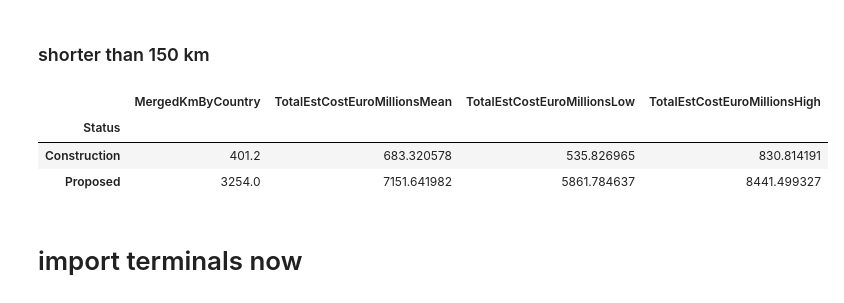
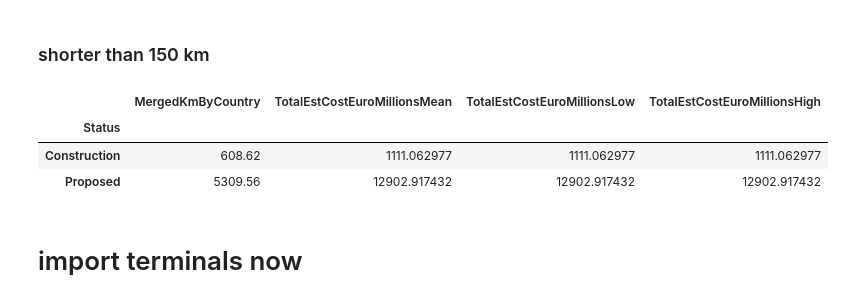
Before and after one commit to GlobalEnergyMonitor/GOIT-GGIT-research, a Jupyter notebook: europe-gas-report-2024/europe-gas-report-2024-research.ipynb, the cells around one changed output. Drawn from its saved outputs; the diff is of its cells as text; code cells hidden in the pictures.

```diff
--- a/europe-gas-report-2024/europe-gas-report-2024-research.ipynb
+++ b/europe-gas-report-2024/europe-gas-report-2024-research.ipynb
@@ -48,5 +53,5 @@ region_df_eu_uk = region_df_orig.copy()[(region_df_orig['Region']=='Europe') |
 # %%
-region_df_touse = region_df_eu.copy()
+region_df_touse = region_df_egt.copy()
 # %%
 # subset the pipelines to use
 # can't use pipes_df_touse... because some of the pipelines get eliminated if they're not in the same country...
@@ -333,0 +204,32 @@ pipes_df_eu_within = pipes_df_orig.copy()[(pipes_df_orig['Fuel']=='Gas')&
+# %%
+import_projectids = country_ratios_df_gas.loc[
+    (country_ratios_df_gas.Status.isin(['Proposed','Construction']))&
+    (country_ratios_df_gas.Country.isin(region_df_touse.Country.tolist()))&
+    ((~country_ratios_df_gas.StartCountry.isin(region_df_touse.Country.tolist()))&
+    (country_ratios_df_gas.EndCountry.isin(region_df_touse.Country.tolist())))].ProjectID.tolist()
+
+# all_other_projectids = list(set(country_ratios_df_gas.loc[
+#     country_ratios_df_gas.Status.isin(['Proposed','Construction'])].ProjectID) - set(import_projectids))
+
+all_other_projectids = country_ratios_df_gas.loc[
+    (country_ratios_df_gas.Status.isin(['Proposed','Construction']))&
+    (country_ratios_df_gas.Country.isin(region_df_touse.Country.tolist()))&
+    (~country_ratios_df_gas.ProjectID.isin(import_projectids))].ProjectID.tolist()
+
+country_ratios_df_gas_europe_only = country_ratios_df_gas.loc[
+    (country_ratios_df_gas.Status.isin(['Proposed','Construction']))&
+    (country_ratios_df_gas.Country.isin(region_df_touse.Country.tolist()))]
+
+output_columns = ['Country',
+                  'PipelineName',
+                  'Status',
+                  'CapacityBcm/y',
+                  'MergedKmByCountry',
+                  'TotalEstCostEuroMillionsMean',]
+                  #'TotalEstCostEuroMillionsLow',
+                  #'TotalEstCostEuroMillionsHigh']
+
+country_ratios_df_gas_europe_only.loc[(country_ratios_df_gas_europe_only.ProjectID.isin(import_projectids))&
+                            (country_ratios_df_gas_europe_only.Country.isin(region_df_touse.Country.tolist()))
+                            ].sort_values(['Status','PipelineName','TotalEstCostEuroMillionsLow'],
+                                          ascending=[True,True,False])[output_columns].replace(numpy.nan,'').style.hide(axis='index')
@@ -472,18 +341,25 @@ country_ratios_df_touse.replace(numpy.nan,'').loc[
 # %% [markdown]
 ### shorter than 150 km
 # %%
-below_threshold_df = country_ratios_df_touse.loc[(country_ratios_df_touse.ProjectID.isin(projectids_under_threshold))&
-                                                 (country_ratios_df_touse.Country.isin(region_df_touse.Country))]#.groupby('Status')
+# below_threshold_df = country_ratios_df_gas_europe_only.loc[(country_ratios_df_gas_europe_only.ProjectID.isin(projectids_under_threshold))&
+#                                                  (country_ratios_df_gas_europe_only.Country.isin(region_df_touse.Country))]#.groupby('Status')
+
+below_threshold_df = country_ratios_df_gas.loc[
+    (country_ratios_df_gas.ProjectID.isin(import_projectids+all_other_projectids))&
+    (country_ratios_df_gas.MergedKmByPipeline<=150)&
+    (country_ratios_df_gas.Country.isin(region_df_touse.Country.tolist()))
+    ]#.sort_values([
+    #'Status','PipelineName','TotalEstCostEuroMillionsLow'], ascending=[True,True,False])[output_columns].style.hide(axis='index')
 
 below_threshold_df.groupby('Status')[['MergedKmByCountry',
                                       'TotalEstCostEuroMillionsMean',
                                       'TotalEstCostEuroMillionsLow',
                                       'TotalEstCostEuroMillionsHigh']].sum()
 # %% [output]
 |  | MergedKmByCountry | TotalEstCostEuroMillionsMean | TotalEstCostEuroMillionsLow | TotalEstCostEuroMillionsHigh |
 | Status |  |  |  |  |
-| Construction | 401.2 | 683.320578 | 535.826965 | 830.814191 |
-| Proposed | 3254.0 | 7151.641982 | 5861.784637 | 8441.499327 |
+| Construction | 608.62 | 1111.062977 | 1111.062977 | 1111.062977 |
+| Proposed | 5309.56 | 12902.917432 | 12902.917432 | 12902.917432 |
 # %% [markdown]
 # import terminals now
 # %%
```
Also changed, not shown: parts of 177 cells of this notebook, 5 other files.
